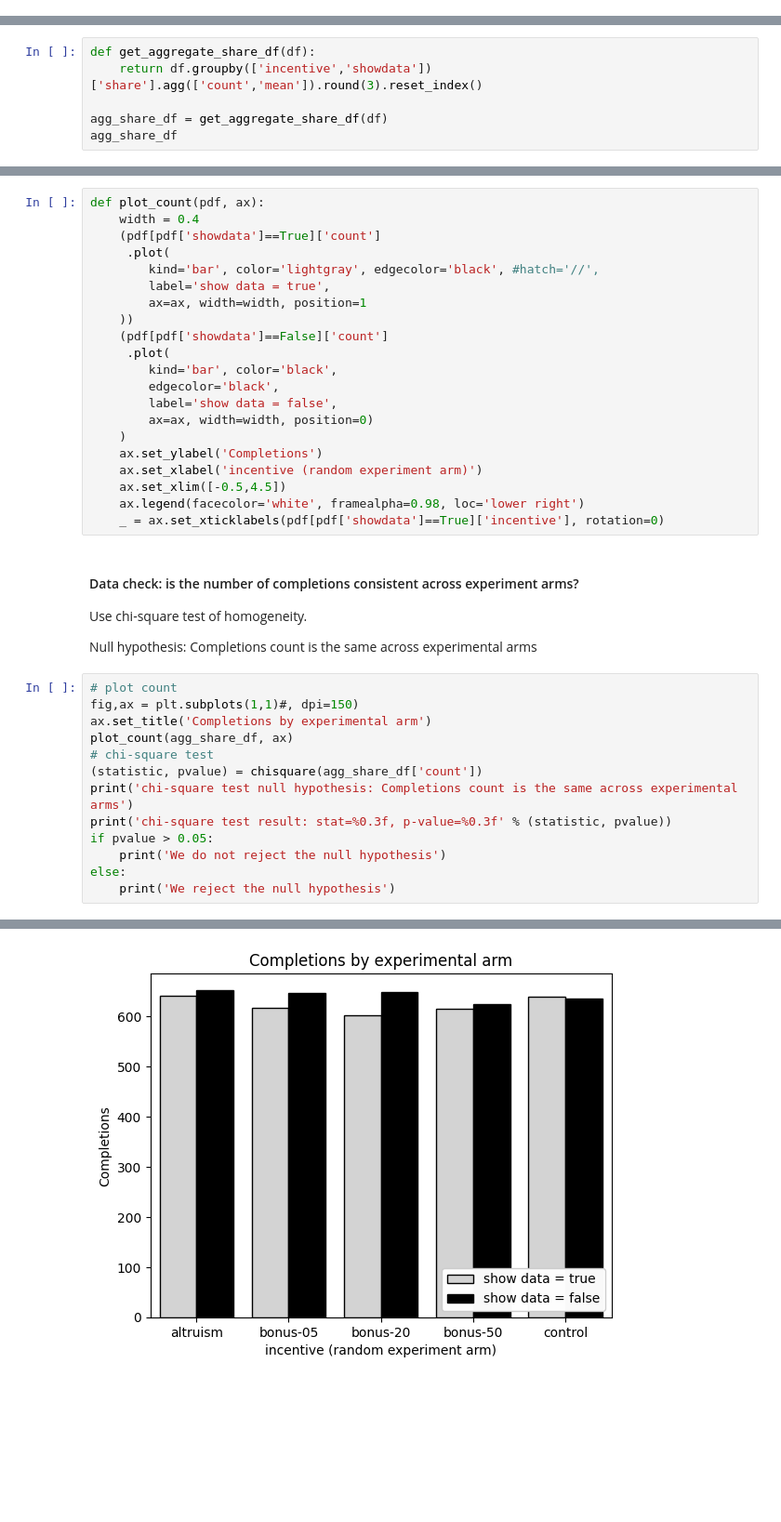
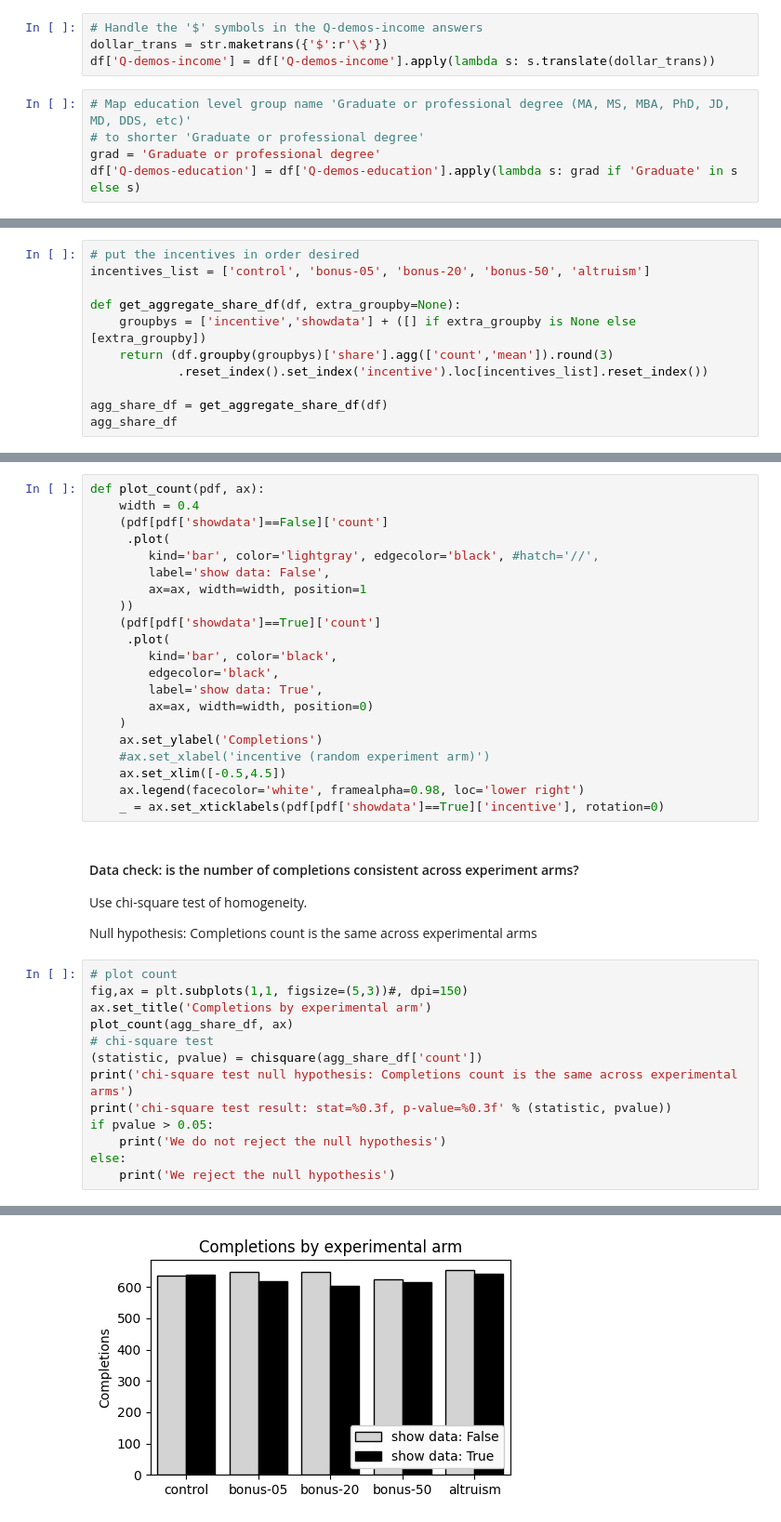
Before and after one commit to aberke/amazon-study, a Jupyter notebook: data-analysis/survey-data.ipynb, the cells around one changed output, grey strips where cells are left out. Shown at 93% size. Saved outputs shown, nothing was run; the diff lists cells and outputs as text; blank space fills up the shorter version.

```diff
--- a/data-analysis/survey-data.ipynb
+++ b/data-analysis/survey-data.ipynb
@@ -74,0 +84,9 @@ all fields: Index(['Duration (in seconds)', 'RecordedDate', 'ResponseId',
+# %%
+# Handle the '$' symbols in the Q-demos-income answers
+dollar_trans = str.maketrans({'$':r'\$'})
+df['Q-demos-income'] = df['Q-demos-income'].apply(lambda s: s.translate(dollar_trans))
+# %%
+# Map education level group name 'Graduate or professional degree (MA, MS, MBA, PhD, JD, MD, DDS, etc)'
+# to shorter 'Graduate or professional degree'
+grad = 'Graduate or professional degree'
+df['Q-demos-education'] = df['Q-demos-education'].apply(lambda s: grad if 'Graduate' in s else s)
@@ -108,6 +139,11 @@ incentive, showdata, count, share rate
 # %%
-def get_aggregate_share_df(df):
-    return df.groupby(['incentive','showdata'])['share'].agg(['count','mean']).round(3).reset_index()
+# put the incentives in order desired
+incentives_list = ['control', 'bonus-05', 'bonus-20', 'bonus-50', 'altruism']
+
+def get_aggregate_share_df(df, extra_groupby=None):
+    groupbys = ['incentive','showdata'] + ([] if extra_groupby is None else [extra_groupby])
+    return (df.groupby(groupbys)['share'].agg(['count','mean']).round(3)
+            .reset_index().set_index('incentive').loc[incentives_list].reset_index())
 
 agg_share_df = get_aggregate_share_df(df)
 agg_share_df
@@ -148,21 +184,21 @@ control share rate: 0.771
 # %%
 def plot_count(pdf, ax):
     width = 0.4
-    (pdf[pdf['showdata']==True]['count']
+    (pdf[pdf['showdata']==False]['count']
      .plot(
         kind='bar', color='lightgray', edgecolor='black', #hatch='//',
-        label='show data = true',
+        label='show data: False',
         ax=ax, width=width, position=1
     ))
-    (pdf[pdf['showdata']==False]['count']
+    (pdf[pdf['showdata']==True]['count']
      .plot(
         kind='bar', color='black',
         edgecolor='black',
-        label='show data = false',
+        label='show data: True',
         ax=ax, width=width, position=0)
     )
     ax.set_ylabel('Completions')
-    ax.set_xlabel('incentive (random experiment arm)')
+    #ax.set_xlabel('incentive (random experiment arm)')
     ax.set_xlim([-0.5,4.5])
     ax.legend(facecolor='white', framealpha=0.98, loc='lower right')
     _ = ax.set_xticklabels(pdf[pdf['showdata']==True]['incentive'], rotation=0)
@@ -174,22 +210,22 @@ Use chi-square test of homogeneity.
 Null hypothesis: Completions count is the same across experimental arms
 # %%
 # plot count
-fig,ax = plt.subplots(1,1)#, dpi=150)
+fig,ax = plt.subplots(1,1, figsize=(5,3))#, dpi=150)
 ax.set_title('Completions by experimental arm')
 plot_count(agg_share_df, ax)
 # chi-square test
 (statistic, pvalue) = chisquare(agg_share_df['count'])
 print('chi-square test null hypothesis: Completions count is the same across experimental arms')
 print('chi-square test result: stat=%0.3f, p-value=%0.3f' % (statistic, pvalue))
 if pvalue > 0.05:
     print('We do not reject the null hypothesis')
 else:
     print('We reject the null hypothesis')
 # %% [output]
 chi-square test null hypothesis: Completions count is the same across experimental arms
 chi-square test result: stat=3.953, p-value=0.914
 We do not reject the null hypothesis
-[figure, old version]
+[figure, new version]
 # %%
 def plot_share_rate(pdf, ax, overall_share_rate=overall_share_rate):
     width = 0.4
```
Also changed, not shown: parts of 98 cells of this notebook.
